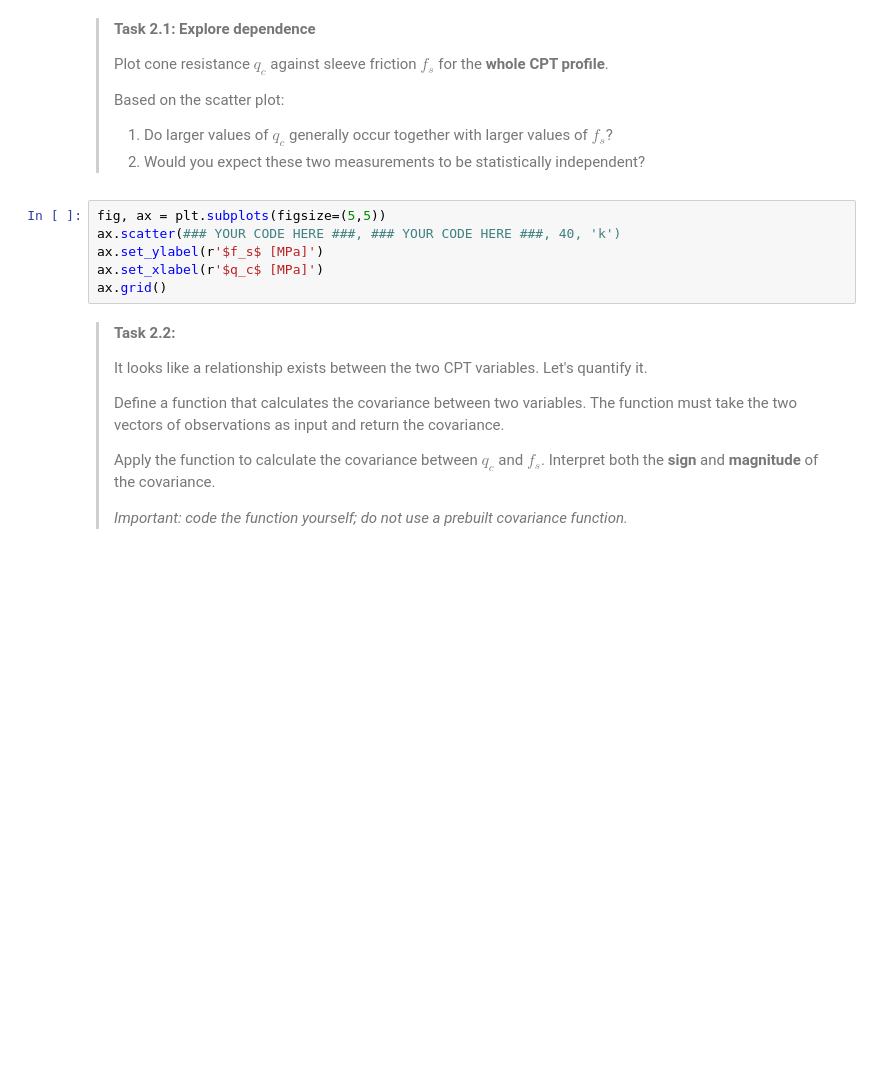
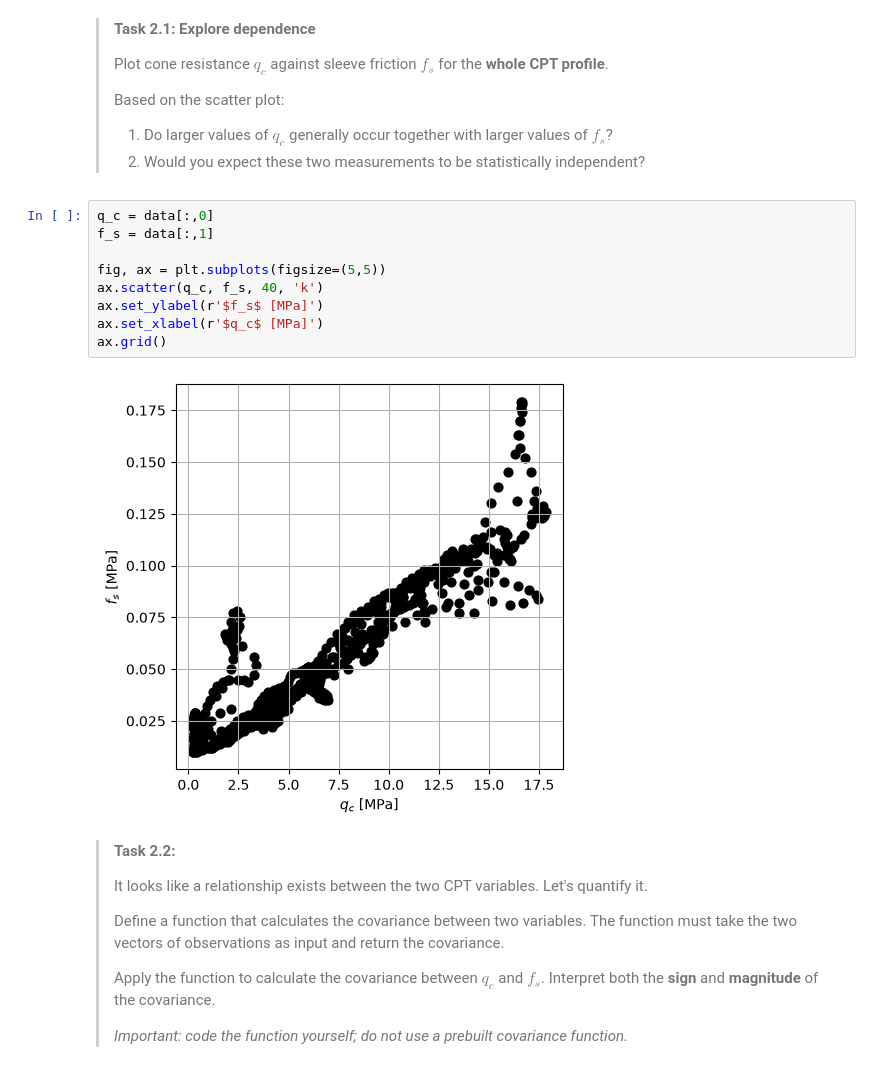
Before and after one commit to wvandenwildenberg/WS1.5, a Jupyter notebook: Bivariate_Gaussian_CPT_data.ipynb, the cells around one changed output. Drawn from its saved outputs; the diff is of its cells as text; blank space fills up the shorter version.

```diff
--- a/Bivariate_Gaussian_CPT_data.ipynb
+++ b/Bivariate_Gaussian_CPT_data.ipynb
@@ -76,11 +89,16 @@ print(data)
 > 1. Do larger values of $q_c$ generally occur together with larger values of $f_s$?
 > 2. Would you expect these two measurements to be statistically independent?
 # %%
+q_c = data[:,0]
+f_s = data[:,1]
+
 fig, ax = plt.subplots(figsize=(5,5))
-ax.scatter(### YOUR CODE HERE ###, ### YOUR CODE HERE ###, 40, 'k')
+ax.scatter(q_c, f_s, 40, 'k')
 ax.set_ylabel(r'$f_s$ [MPa]')
 ax.set_xlabel(r'$q_c$ [MPa]')
 ax.grid()
+# %% [output]
+[figure, added]
 # %% [markdown]
 > **Task 2.2:**
 >
```
Also changed, not shown: parts of 9 cells of this notebook.
